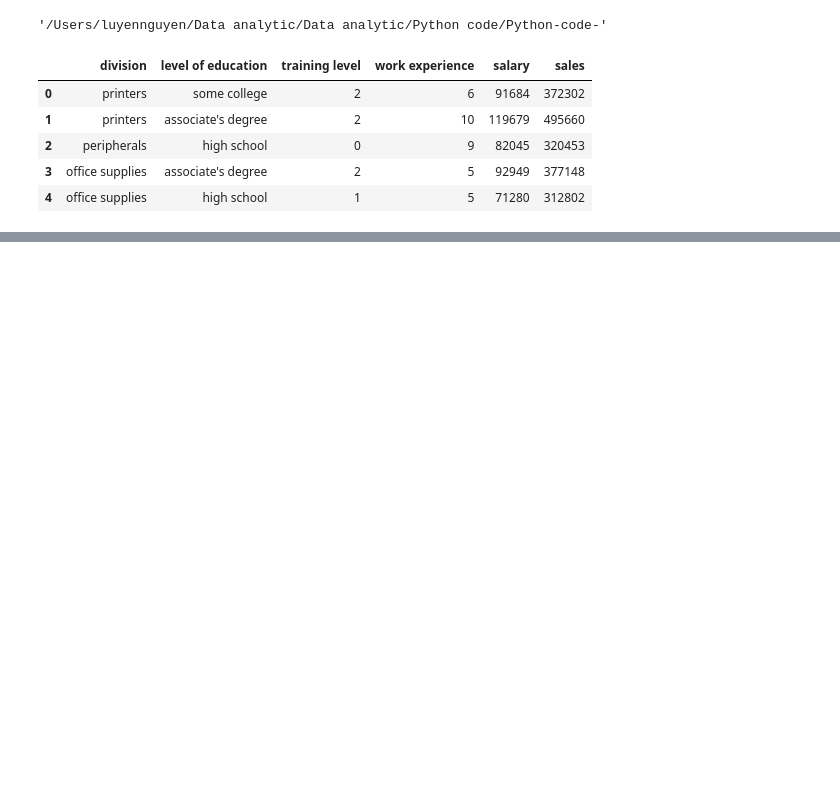
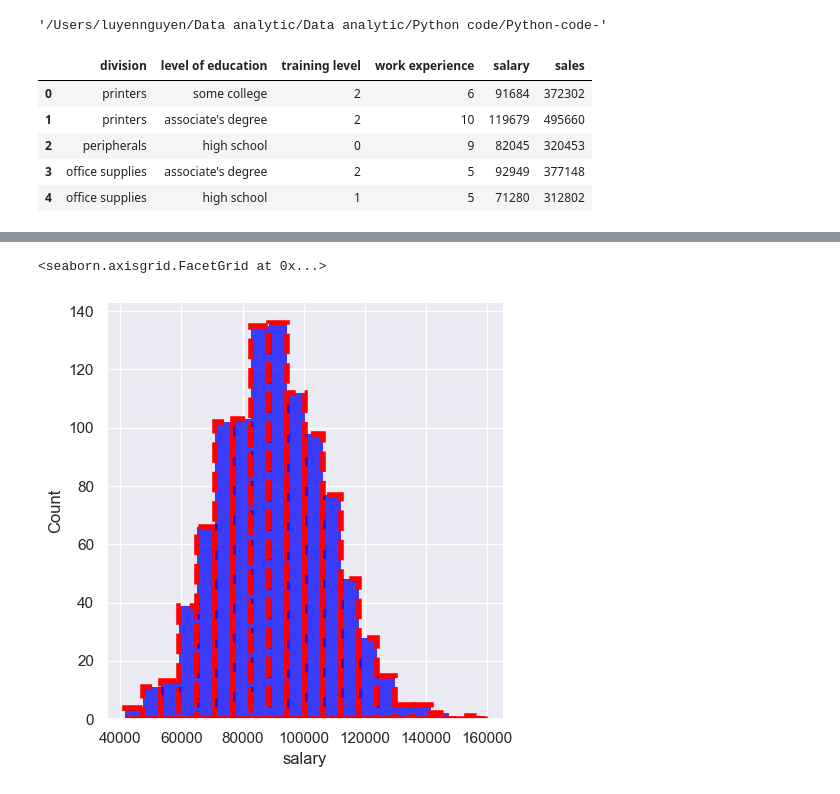
Before and after one commit to luyenquoc/Python-code-, a Jupyter notebook: Seaborn.ipynb, the cells around one changed output, grey strips where cells are left out. Cells and saved outputs as stored; diff of their text form; code cells hidden in the pictures; blank space fills up the shorter version.

```diff
--- a/Seaborn.ipynb
+++ b/Seaborn.ipynb
@@ -26,0 +33,6 @@ plt.savefig('my_plot.jpg')
+# %%
+#sns.set(style = 'darkgrid')
+sns.displot(data = df, x = 'salary', bins = 20, color='blue', edgecolor = 'red', linewidth = 4, ls = '--')
+# %% [output]
+<seaborn.axisgrid.FacetGrid at 0x...>
+[figure, added]
```
Also changed, not shown: parts of 11 cells of this notebook, 1 other file.
